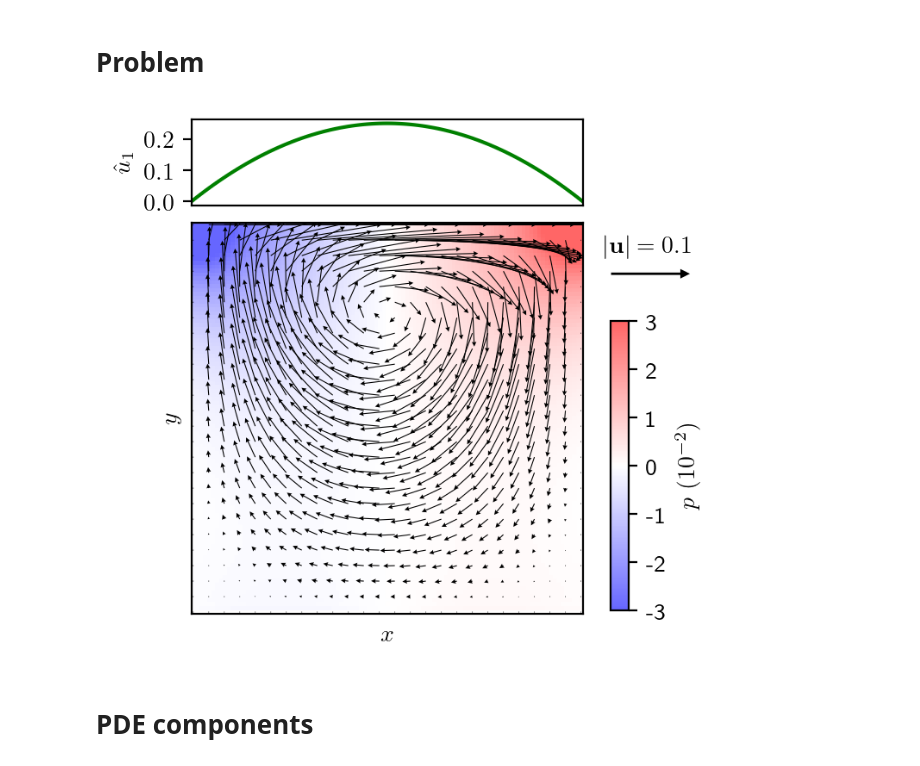
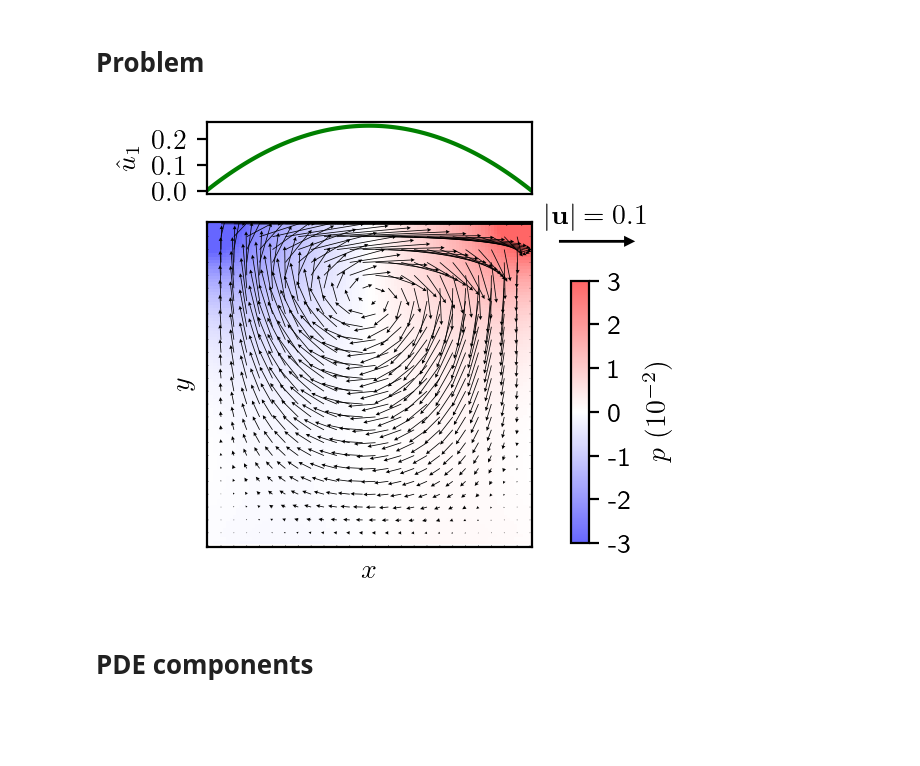
Before and after one commit to kuangdai/mlp_kgi, a Jupyter notebook: 05_deeponet.ipynb, the cells around one changed output. Drawn from its saved outputs; the diff is of its cells as text; code cells hidden in the pictures; blank space fills up the shorter version.

```diff
--- a/05_deeponet.ipynb
+++ b/05_deeponet.ipynb
@@ -29,45 +29,45 @@ sol_true = np.load('./datasets/stokes.npz')['arr_0']
 sol_true_grid = sol_true.reshape(n_pts_edge, n_pts_edge, 3)
 
 # plot solution
-fig, ax = plt.subplots(dpi=200, figsize=(3.5, 3.5))
+fig, ax = plt.subplots(dpi=200, figsize=(3.5 / 1.2, 3.5 / 1.2))
 p_plt = ax.imshow(sol_true_grid[:, :, 2].T, origin='lower',
                   vmin=-0.03, vmax=0.03, cmap="bwr", alpha=.6)
 vec_space = 4
 v_plt = ax.quiver(xv[::vec_space, ::vec_space] * 100,
                   yv[::vec_space, ::vec_space] * 100,
                   sol_true_grid[::vec_space, ::vec_space, 0],
                   sol_true_grid[::vec_space, ::vec_space, 1],
                   color="k", scale=.5, headwidth=5)
 ax.set_xticks([])
 ax.set_yticks([])
 ax.set_xlabel("$x$")
 ax.set_ylabel("$y$")
 
 # legend and colorbar
-ax.annotate('', xy=(0.885 + .100, 0.575 + 0.069), xycoords='figure fraction',
-            xytext=(0.768 + .085, 0.575 + 0.069), textcoords='figure fraction',
+ax.annotate('', xy=(0.885 + .100 - .06, 0.57 + 0.05), xycoords='figure fraction',
+            xytext=(0.768 + .085 - .06, 0.57 + 0.05), textcoords='figure fraction',
             arrowprops=dict(facecolor='k', edgecolor="none", shrink=0.005,
                             width=1, headwidth=4, headlength=4))
-ax.text(106, 93, '$|\\mathbf{u}|=0.1$')
+ax.text(105, 100, '$|\\mathbf{u}|=0.1$')
 plt.tight_layout()
-cb_ax = fig.add_axes([.8, 0.1, 0.03, 0.48])
+cb_ax = fig.add_axes([.77, 0.12, 0.03, 0.45])
 cbar = fig.colorbar(p_plt, cax=cb_ax, label='$p\\ (10^{-2})$')
 cbar.set_ticks(np.arange(-.03, .031, 0.01))
 cbar.ax.yaxis.set_major_formatter(FuncFormatter(lambda x_, _: f'{round(x_ * 100)}'))
 
 # boundary condition
 divider = make_axes_locatable(ax)
-ax2 = divider.append_axes("top", size=0.8, pad=-0.05)
+ax2 = divider.append_axes("top", size=0.8, pad=-0.08)
 ax2.plot(sol_true_grid[:, -1, 0], c='g')
 ax2.set_aspect(80)
 ax2.set_xlim(0, 100)
 ax2.set_xticks([])
 ax2.set_yticks([0, .1, .2])
 ax2.set_ylabel("$\hat u_1$")
 plt.savefig("figs/deeponet_problem.pdf", bbox_inches='tight')
 plt.show()
 # %% [output]
-[figure, old version]
+[figure, new version]
 # %% [markdown]
 # PDE components
 # %%
```
Also changed, not shown: 2 other files.
